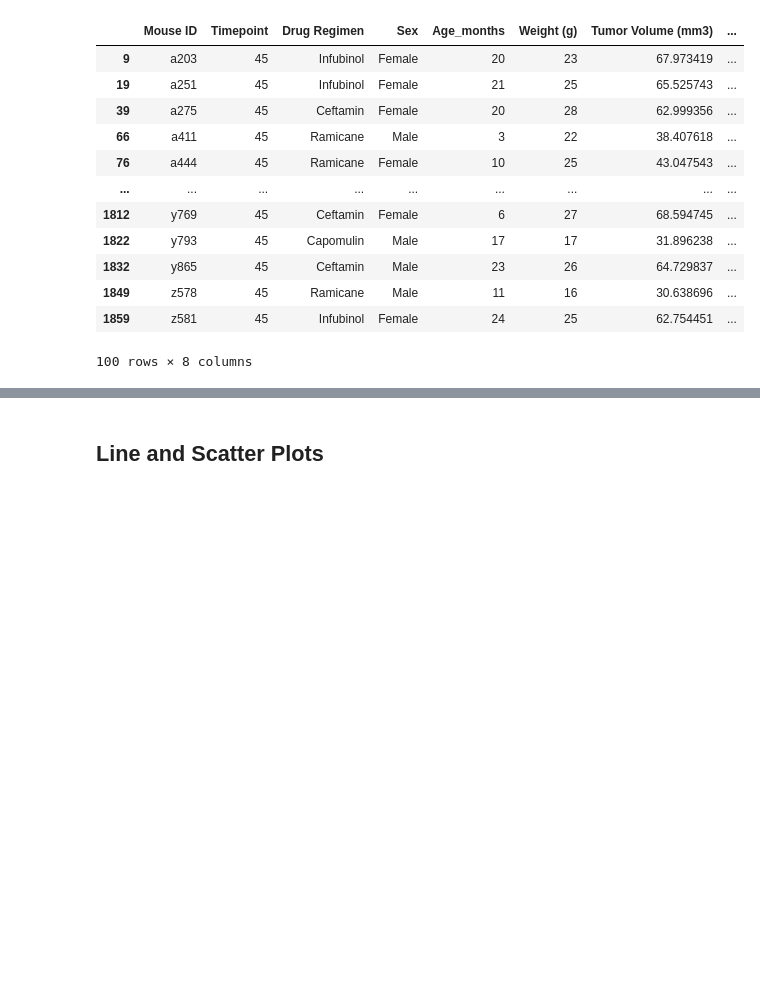
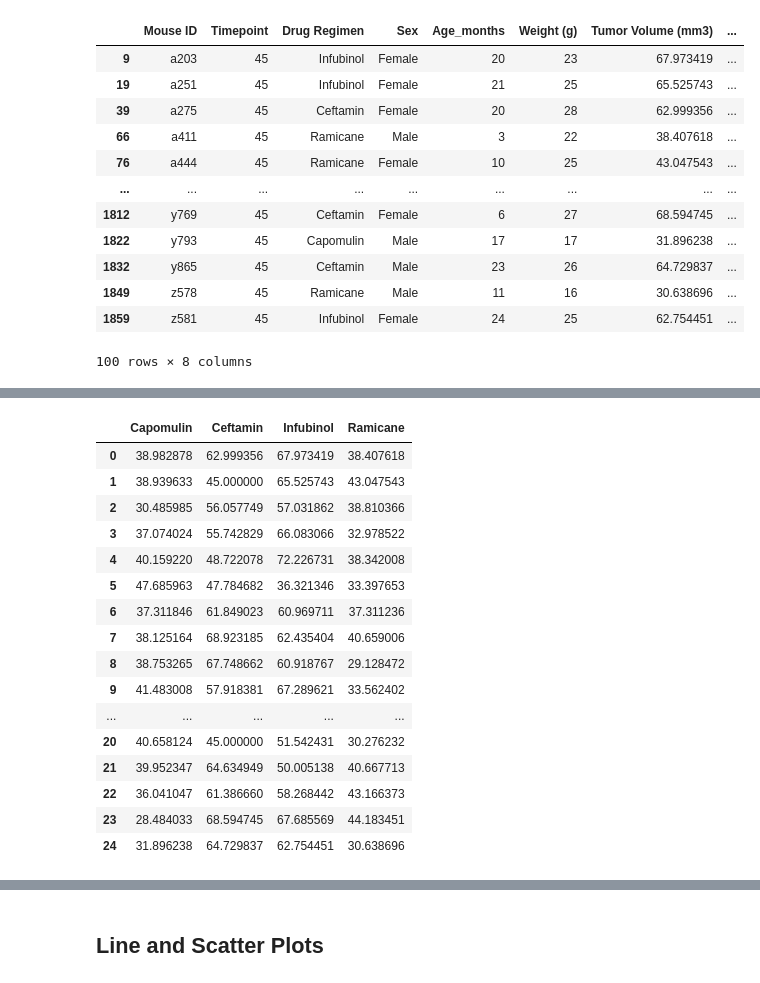
Before and after one commit to ChristyGruen/matplotlib-challenge, a Jupyter notebook: Pymaceuticals/pymaceuticals_Report.ipynb, the cells around one changed output, grey strips where cells are left out. Cells and saved outputs as stored; diff of their text form; code cells hidden in the pictures; blank space fills up the shorter version.

```diff
--- a/Pymaceuticals/pymaceuticals_Report.ipynb
+++ b/Pymaceuticals/pymaceuticals_Report.ipynb
@@ -297,6 +297,6 @@ mmtv
 248 rows × 8 columns
 # %%
 # Put treatments into a list for for loop (and later for plot labels) (3 points)
-fourtreats = ['Capomulin','Ramicane','Infubinol','Ceftamin']
+fourtreats = ['Capomulin','Ceftamin','Infubinol','Ramicane']
 fourtreats
 # %% [output]
@@ -345,7 +331,18 @@ pandas.core.series.Series
 # %%
-# Generate a box plot that shows the distrubution of the tumor volume for each treatment group.
+# # Calculate the IQR and quantitatively determine if there are any potential outliers.
+
+
+    # Locate the rows which contain mice on each drug and get the tumor volumes
+    #create dataframe with only the fourtreats
+fourmmtv = mmtv.loc[mmtv['Drug Regimen'].isin(fourtreats)]
+fourmmtv
+# Generate a box plot that shows the distrubution of the tumor volume for each treatment group using agg(list)
 # A box plot is generated that shows the distribution of the final tumor volume for all the mice in each treatment group. (5 points)
 #https://matplotlib.org/stable/api/markers_api.html
+
+finalTV = fourmmtv.groupby('Drug Regimen')['Tumor Volume (mm3)'].agg(list)
+print(finalTV)
+type(finalTV)
 
 fig1,ax1 = plt.subplots()
 ax1.set_ylabel('Final Tumor Volume (mm3)')
@@ -405,0 +360,25 @@ IndentationError: expected an indented block (<ipython-input-72-3ddf48b7ca25>, l
+# %%
+### Create Tumor volume lists for each treatment
+
+#treatments in fourtreats variable, fourmmtv is for four treatments max timepoint tumor volume
+CATV = []
+CETV = []
+INTV = []
+RATV = []
+
+for row in fourmmtv.index:
+    if fourmmtv['Drug Regimen'][row] == 'Capomulin':
+        CATV.append(fourmmtv['Tumor Volume (mm3)'][row])
+    elif fourmmtv['Drug Regimen'][row]== 'Ceftamin':
+        CETV.append(fourmmtv['Tumor Volume (mm3)'][row])
+    elif fourmmtv['Drug Regimen'][row] == 'Infubinol':
+        INTV.append(fourmmtv['Tumor Volume (mm3)'][row])
+    elif fourmmtv['Drug Regimen'][row] ==  'Ramicane':
+        RATV.append(fourmmtv['Tumor Volume (mm3)'][row])
+
+
+print(f'Capomulin tumor volume list is {CATV}')
+print(f'Ceftamin tumor volume list is {CETV}')
+print(f'Infubinol tumor volume list is {INTV}')
+print(f'Ramicane tumor volume list is {RATV}')
+type(CATV)
@@ -405,0 +440,22 @@ IndentationError: expected an indented block (<ipython-input-72-3ddf48b7ca25>, l
+# %%
+#create dataframe of tumor volumes by drug regimen
+newframedf=pd.DataFrame({"Capomulin":CATV,"Ceftamin":CETV,"Infubinol":INTV,"Ramicane":RATV})
+newframedf
+# %% [output]
+|  | Capomulin | Ceftamin | Infubinol | Ramicane |
+| 0 | 38.982878 | 62.999356 | 67.973419 | 38.407618 |
+| 1 | 38.939633 | 45.000000 | 65.525743 | 43.047543 |
+| 2 | 30.485985 | 56.057749 | 57.031862 | 38.810366 |
+| 3 | 37.074024 | 55.742829 | 66.083066 | 32.978522 |
+| 4 | 40.159220 | 48.722078 | 72.226731 | 38.342008 |
+| 5 | 47.685963 | 47.784682 | 36.321346 | 33.397653 |
+| 6 | 37.311846 | 61.849023 | 60.969711 | 37.311236 |
+| 7 | 38.125164 | 68.923185 | 62.435404 | 40.659006 |
+| 8 | 38.753265 | 67.748662 | 60.918767 | 29.128472 |
+| 9 | 41.483008 | 57.918381 | 67.289621 | 33.562402 |
+| ... | ... | ... | ... | ... |
+| 20 | 40.658124 | 45.000000 | 51.542431 | 30.276232 |
+| 21 | 39.952347 | 64.634949 | 50.005138 | 40.667713 |
+| 22 | 36.041047 | 61.386660 | 58.268442 | 43.166373 |
+| 23 | 28.484033 | 68.594745 | 67.685569 | 44.183451 |
+| 24 | 31.896238 | 64.729837 | 62.754451 | 30.638696 |
```
Also changed, not shown: parts of 17 cells of this notebook.
